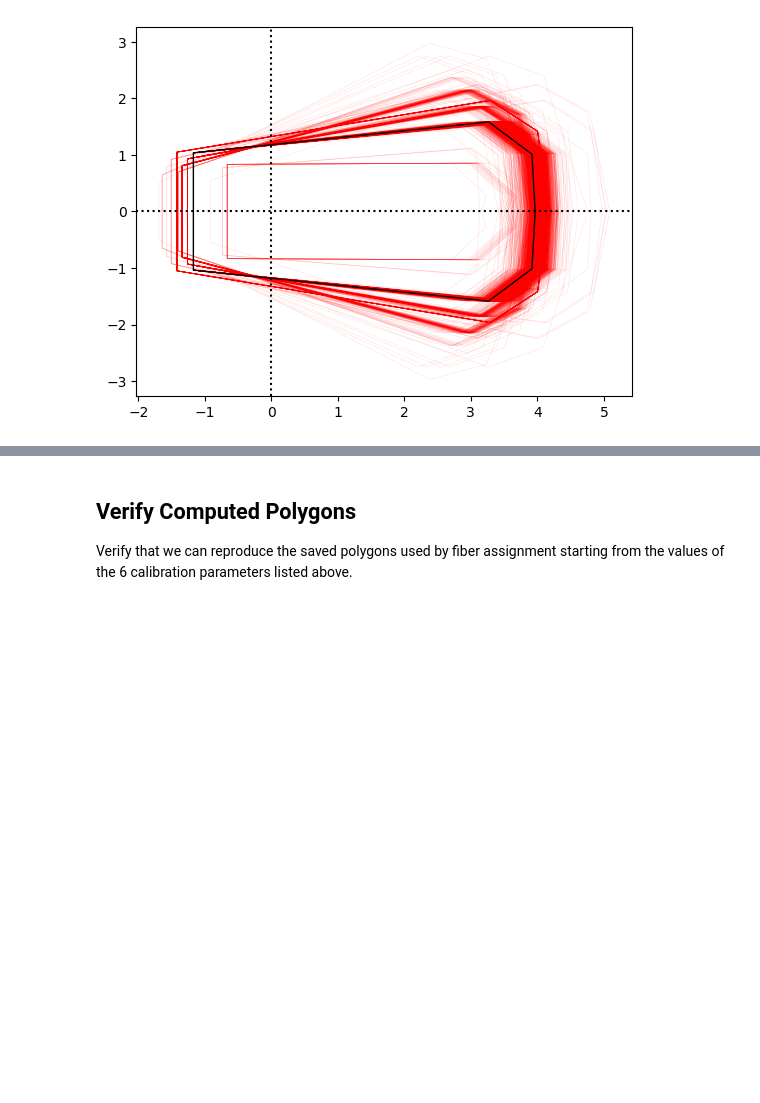
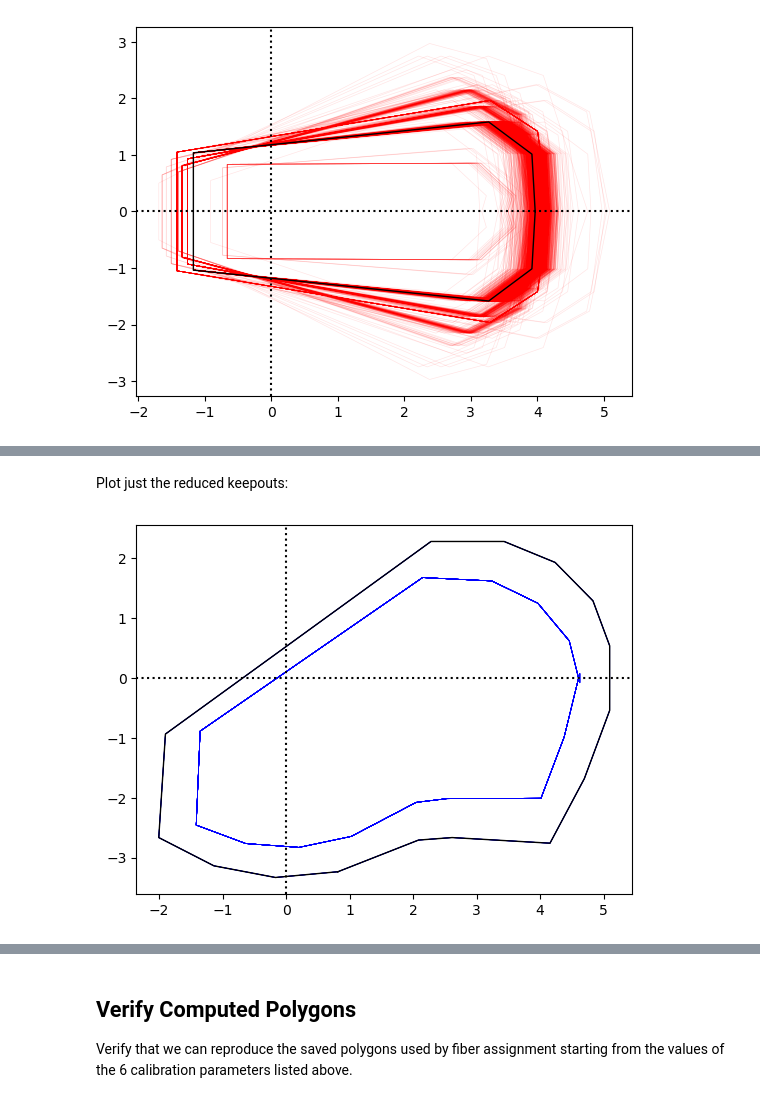
Before and after one commit to desihub/fpoffline, a Jupyter notebook: nb/Keepouts/Keepouts.ipynb, the cells around one changed output, grey strips where cells are left out. Cells and saved outputs as stored; diff of their text form; code cells hidden in the pictures; blank space fills up the shorter version.

```diff
--- a/nb/Keepouts/Keepouts.ipynb
+++ b/nb/Keepouts/Keepouts.ipynb
@@ -166,0 +188,19 @@ Found 10 unique phi keepouts
+# %%
+def find_reduced(maxline=15):
+
+    reduced = [ ]
+    for arm in 'theta', 'phi':
+        radial, angular = f'keepout_expansion_{arm}_radial', f'keepout_expansion_{arm}_angular'
+        is_reduced = (calib[radial] < 0) | (calib[angular] < 0)
+        reduced.extend(calib.pos_id[is_reduced].tolist())
+    reduced = list(set(reduced))
+
+    i2 = 0
+    for line in range(1 + len(reduced) // maxline):
+        i1 = i2
+        i2 = i1 + maxline
+        print(','.join(reduced[i1:i2]))
+
+    return reduced
+
+reduced = find_reduced()
@@ -233,0 +337,6 @@ plot_keepouts(snapshot, 'P', save='phi_keepouts.jpg')
+# %% [markdown]
+Plot just the reduced keepouts:
+# %%
+plot_keepouts(snapshot, 'T', alpha=1, posids=reduced)
+# %% [output]
+[figure, added]
```
Also changed, not shown: parts of 18 cells of this notebook.
